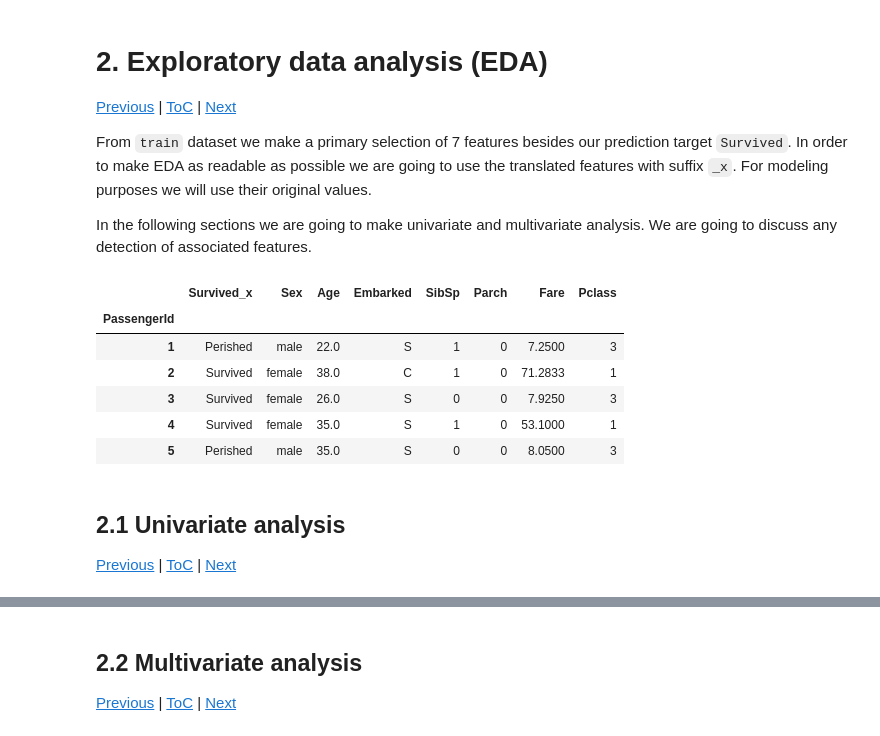
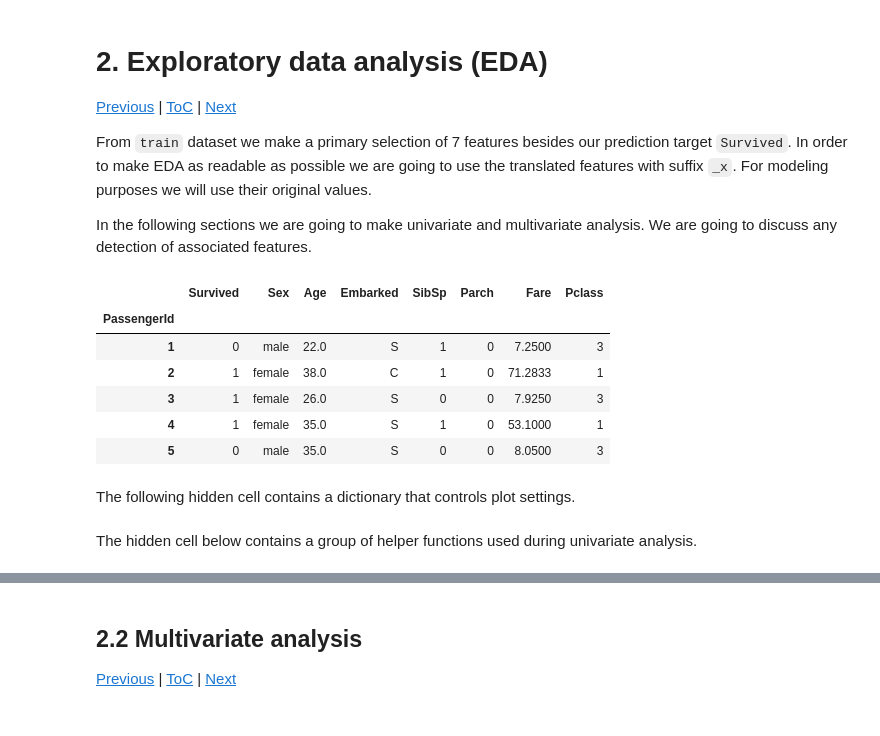
Before and after one commit to BPRateiro/Kaggle-competitions, a Jupyter notebook: titanic-eda-and-prediction.ipynb, the cells around one changed output, grey strips where cells are left out. Cells and saved outputs as stored; diff of their text form; code cells hidden in the pictures.

```diff
--- a/titanic-eda-and-prediction.ipynb
+++ b/titanic-eda-and-prediction.ipynb
@@ -402,19 +402,34 @@ Name: Fare, dtype: float64
 From `train` dataset we make a primary selection of 7 features besides our prediction target `Survived`. In order to make EDA as readable as possible we are going to use the translated features with suffix `_x`. For modeling purposes we will use their original values.
 
 In the following sections we are going to make univariate and multivariate analysis. We are going to discuss any detection of associated features.
-# %%
-primary_features = ['Sex', 'Age', 'Embarked', 'SibSp', 'Parch', 'Fare', 'Pclass']
-primary_target = ['Survived_x']
-train[primary_target + primary_features].head()
-# %% [output]
-|  | Survived_x | Sex | Age | Embarked | SibSp | Parch | Fare | Pclass |
-| PassengerId |  |  |  |  |  |  |  |  |
-| 1 | Perished | male | 22.0 | S | 1 | 0 | 7.2500 | 3 |
-| 2 | Survived | female | 38.0 | C | 1 | 0 | 71.2833 | 1 |
-| 3 | Survived | female | 26.0 | S | 0 | 0 | 7.9250 | 3 |
-| 4 | Survived | female | 35.0 | S | 1 | 0 | 53.1000 | 1 |
-| 5 | Perished | male | 35.0 | S | 0 | 0 | 8.0500 | 3 |
-# %% [markdown]
-<a id="2.1"></a>
-## 2.1 Univariate analysis
-[Previous](#2) | [ToC](#ToC) | [Next](#2.2)
+# %%
+primary_features = ['Sex', 'Age', 'Embarked', 'SibSp', 'Parch', 'Fare', 'Pclass']
+primary_target = ['Survived']
+
+categorical = ['Sex', 'Embarked','Pclass']
+continuous = ['Age', 'Fare']
+discrete = ['SibSp', 'Parch']
+
+# Stratify both Age and Fare in order to analyse them
+train['Age_x'] = pd.cut(
+    train.Age,
+    list(range(0,90,10)),
+    labels = [f'{i}0-{i+1}0' for i in range(8)],
+)
+train['Fare_x'] = pd.qcut(
+    train.Fare,
+    q = 4,
+    labels = ['Q1', 'Q2', 'Q3', 'Q4'],
+)
+
+train[primary_target + primary_features].head()
+# %% [output]
+|  | Survived | Sex | Age | Embarked | SibSp | Parch | Fare | Pclass |
+| PassengerId |  |  |  |  |  |  |  |  |
+| 1 | 0 | male | 22.0 | S | 1 | 0 | 7.2500 | 3 |
+| 2 | 1 | female | 38.0 | C | 1 | 0 | 71.2833 | 1 |
+| 3 | 1 | female | 26.0 | S | 0 | 0 | 7.9250 | 3 |
+| 4 | 1 | female | 35.0 | S | 1 | 0 | 53.1000 | 1 |
+| 5 | 0 | male | 35.0 | S | 0 | 0 | 8.0500 | 3 |
+# %% [markdown]
+The following hidden cell contains a dictionary that controls plot settings.
@@ -421 +447,3 @@ train[primary_target + primary_features].head()
+# %% [markdown]
+The hidden cell below contains a group of helper functions used during univariate analysis.
 # %%
```
Also changed, not shown: parts of 10 cells of this notebook.
